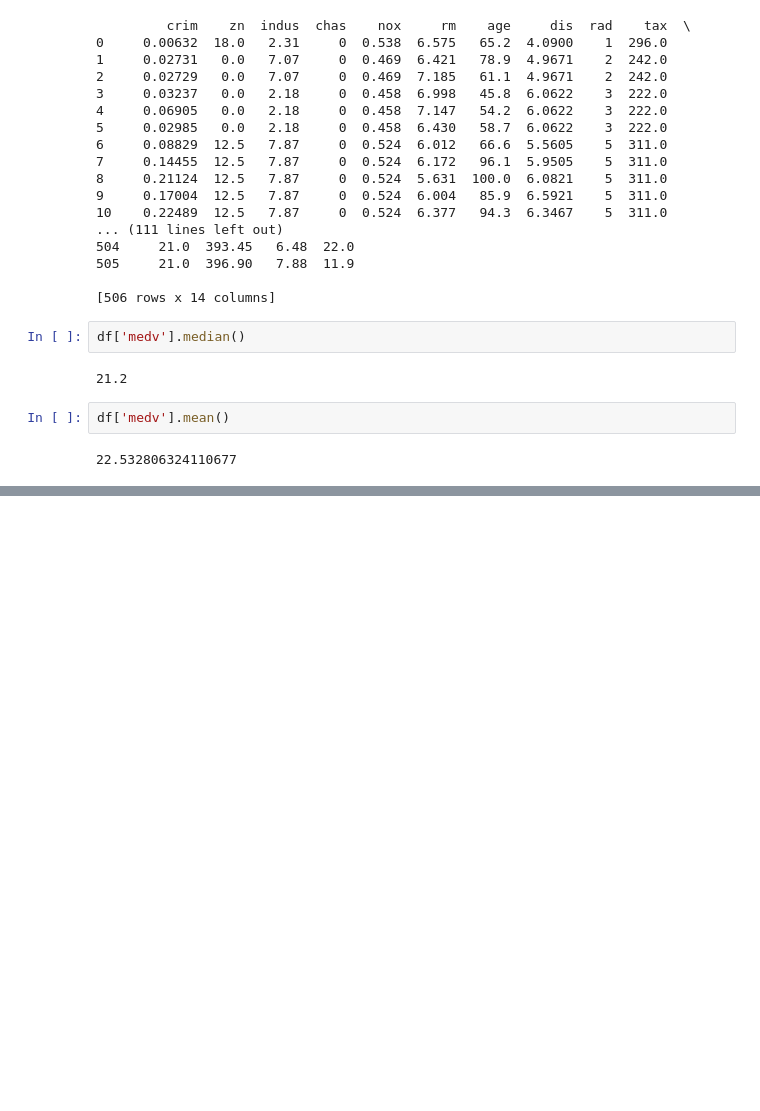
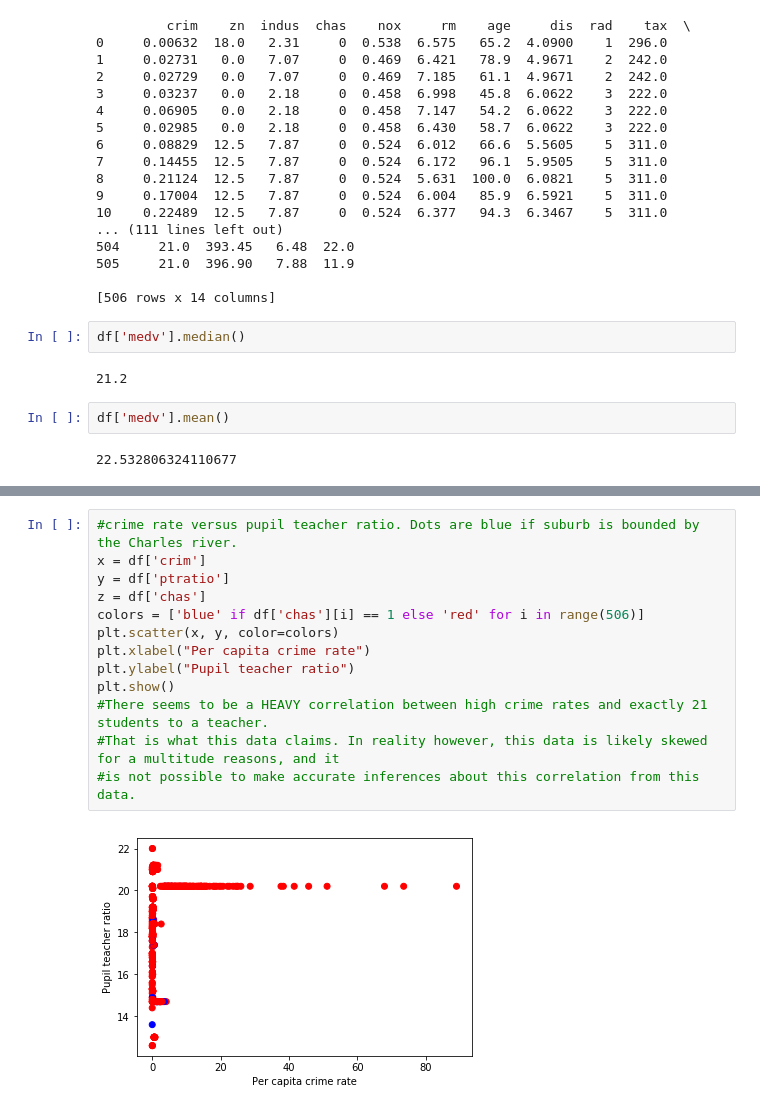
Before and after one commit to endere/machine_learning, a Jupyter notebook: Analyze a Data Set.ipynb, the cells around one changed output, grey strips where cells are left out. Saved outputs shown, nothing was run; the diff lists cells and outputs as text; blank space fills up the shorter version.

```diff
--- a/Analyze a Data Set.ipynb
+++ b/Analyze a Data Set.ipynb
@@ -35,0 +43,15 @@ df['medv'][df['age'].idxmin()]
+# %%
+#crime rate versus pupil teacher ratio. Dots are blue if suburb is bounded by the Charles river.
+x = df['crim']
+y = df['ptratio']
+z = df['chas']
+colors = ['blue' if df['chas'][i] == 1 else 'red' for i in range(506)]
+plt.scatter(x, y, color=colors)
+plt.xlabel("Per capita crime rate")
+plt.ylabel("Pupil teacher ratio")
+plt.show()
+#There seems to be a HEAVY correlation between high crime rates and exactly 21 students to a teacher.
+#That is what this data claims. In reality however, this data is likely skewed for a multitude reasons, and it
+#is not possible to make accurate inferences about this correlation from this data.
+# %% [output]
+[figure, added]
```
Also changed, not shown: parts of 7 cells of this notebook, 2 other files.
